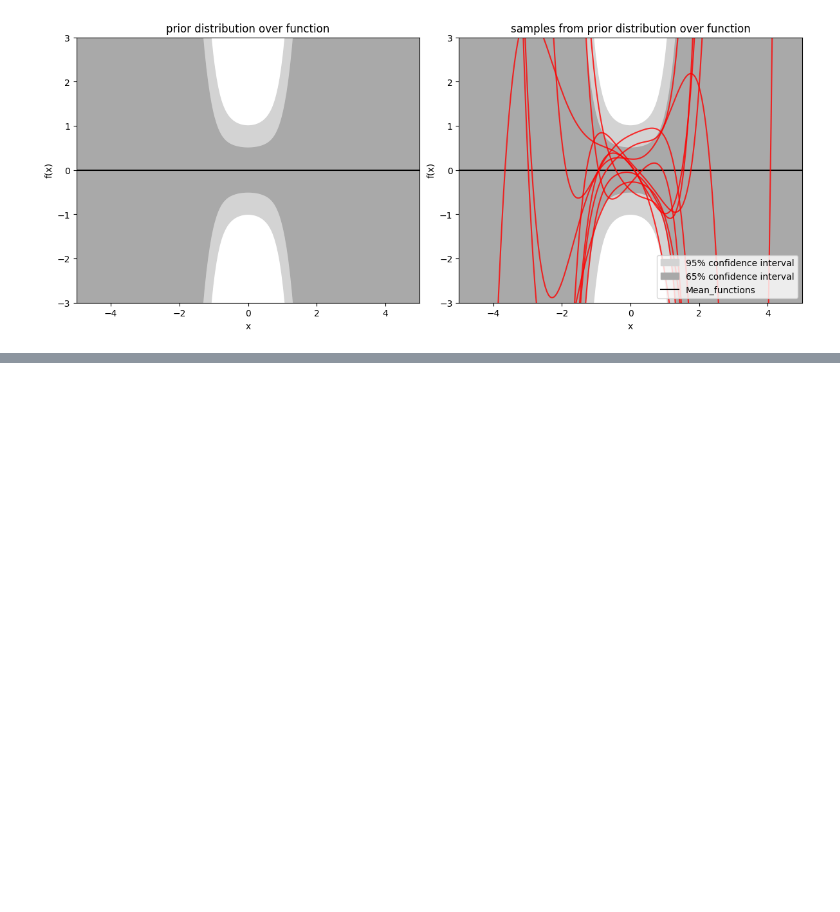
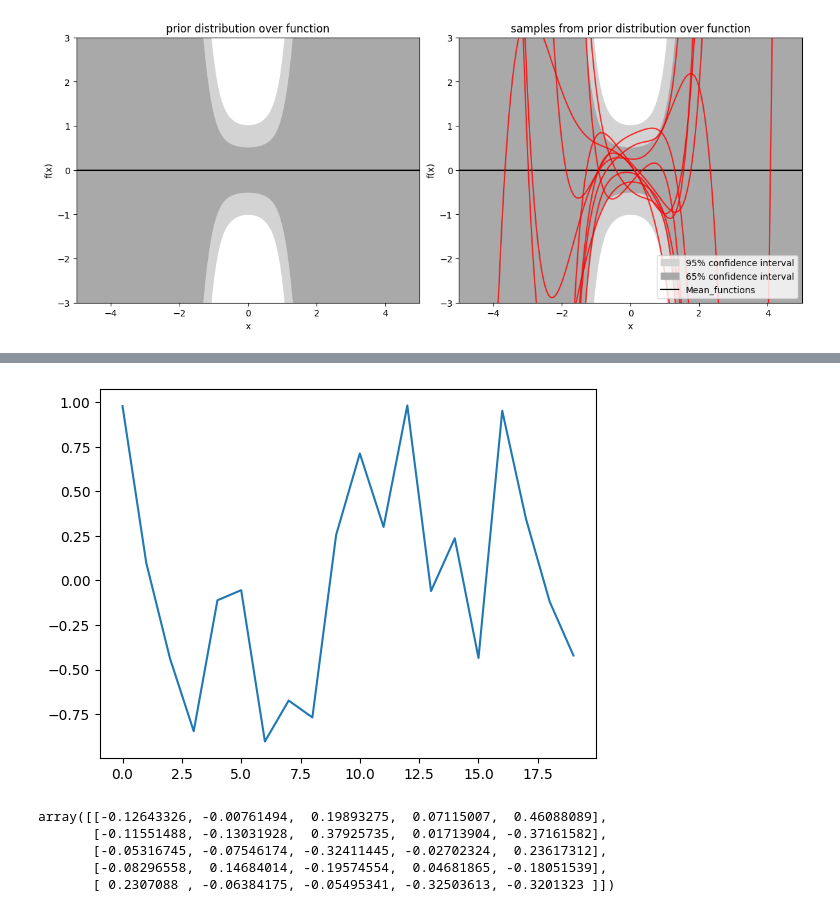
Before and after one commit to Abdataa/ML-From-Scratch, a Jupyter notebook: notebooks/linear_regression.ipynb, the cells around one changed output, grey strips where cells are left out. Drawn from its saved outputs; the diff is of its cells as text; code cells hidden in the pictures; blank space fills up the shorter version.

Commit message:
chapter-4linear regression-done

```diff
--- a/notebooks/linear_regression.ipynb
+++ b/notebooks/linear_regression.ipynb
@@ -636,0 +698,17 @@ plt.show()
+# %%
+#Bayesian Linear regression
+np.random.seed(45)
+std=0.2
+a0=-0.3
+a1= 0.5
+
+xn=np.random.uniform(-1,1,20)
+
+#xn=np.vstack([xn**i for i in range(6)]).T
+fx=a0+a1*xn+np.random.normal(0,std,20)
+#theta_MLe=np.linalg.inv(xn.T@xn)@xn.T@fx
+#p_0=np.random.multivariate_normal(mean_w,var_w,xn.size)
+# %%
+plt.plot(xn);
+# %% [output]
+[figure, added]
@@ -636,0 +719,8 @@ plt.show()
+# %%
+p_0
+# %% [output]
+array([[-0.12643326, -0.00761494,  0.19893275,  0.07115007,  0.46088089],
+       [-0.11551488, -0.13031928,  0.37925735,  0.01713904, -0.37161582],
+       [-0.05316745, -0.07546174, -0.32411445, -0.02702324,  0.23617312],
+       [-0.08296558,  0.14684014, -0.19574554,  0.04681865, -0.18051539],
+       [ 0.2307088 , -0.06384175, -0.05495341, -0.32503613, -0.3201323 ]])
```
Also changed, not shown: parts of 16 cells of this notebook, 5 other files.
